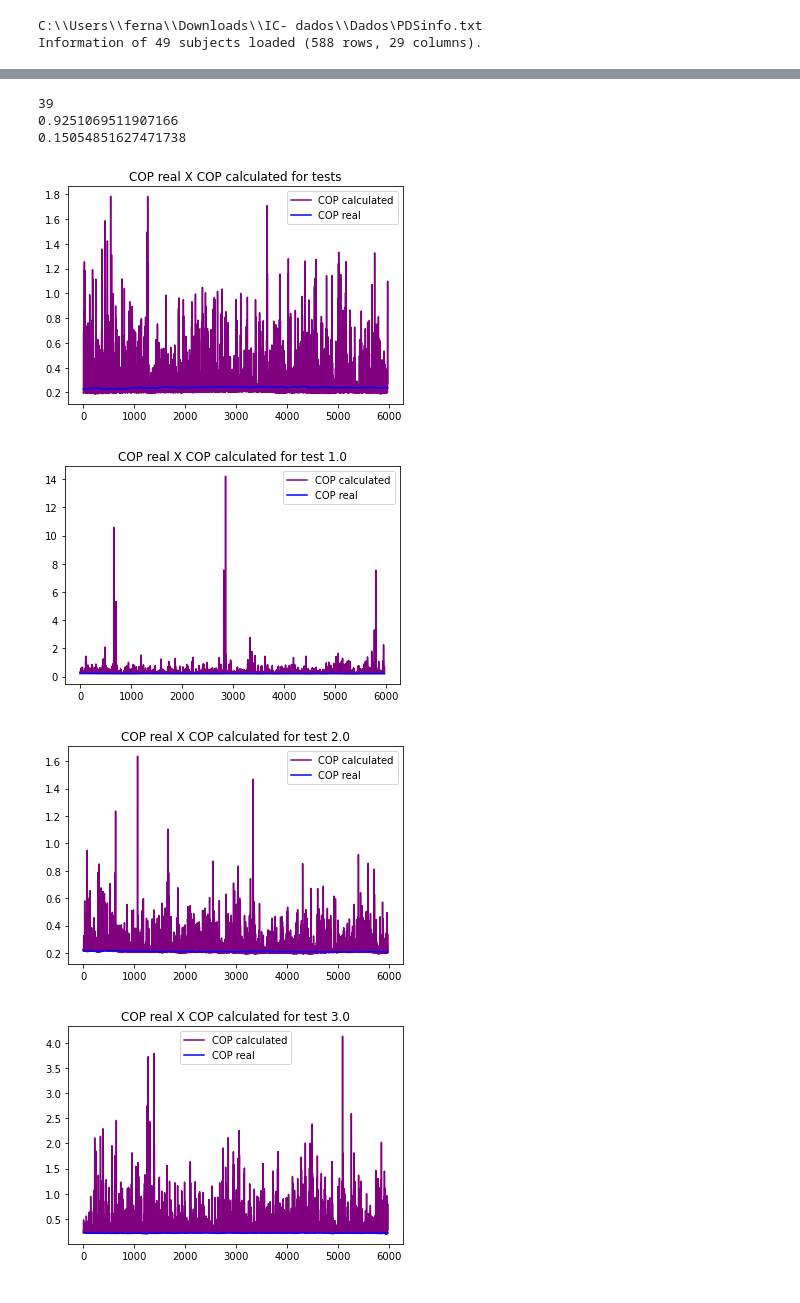
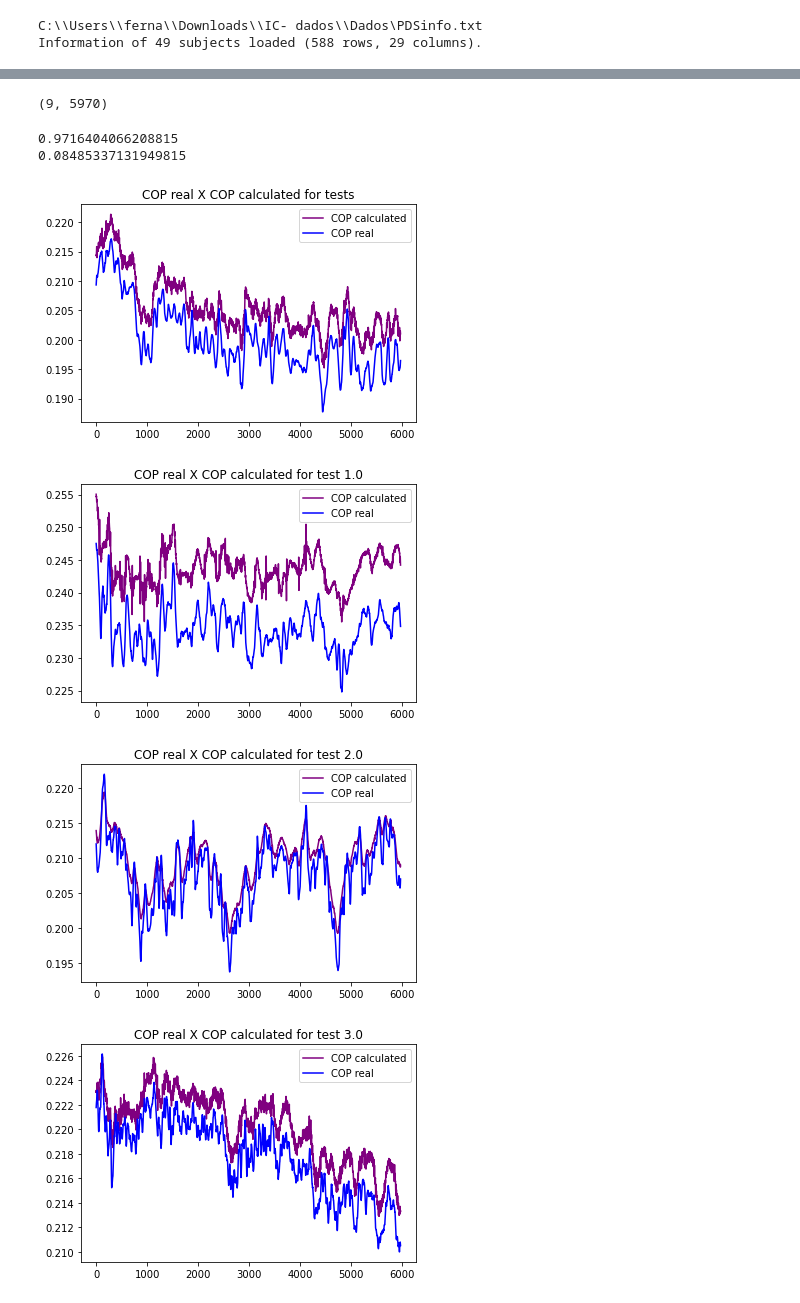
Before and after one commit to FernandaVanzini/COPandCOGestimar, a Jupyter notebook: Untitled6.ipynb, the cells around one changed output, grey strips where cells are left out. Cells and saved outputs as stored; diff of their text form; code cells hidden in the pictures.

Commit message:
TestandTrainruído

```diff
--- a/Untitled6.ipynb
+++ b/Untitled6.ipynb
@@ -246,9 +242,21 @@ for s in range (1,50):
     model=LinearRegression(fit_intercept=False)
     model.fit(x.T,y)
 # %%
-splitX=train_test_split(COGX,COPXreal,test_size=9)
+splitX=train_test_split(COGX,COPXreal,COGY,COPYreal,COGZ,COPZreal,test_size = 9)
 COGXtrain = splitX[0]
-COPXtrain = splitX[1]
-COGXtest = splitX[2]
+COGXtest = splitX[1]
+COPXtrain = splitX[2]
 COPXtest = splitX[3]
+COGYtrain = splitX[4]
+COGYtest = splitX[5]
+COPYtrain = splitX[6]
+COPYtest = splitX[7]
+COGZtrain = splitX[8]
+COGZtest = splitX[9]
+COPZtrain = splitX[10]
+COPZtest = splitX[11]
+
+print(COGXtest.shape)
+# %% [output]
+(9, 5970)
 # %%
@@ -260,9 +269,10 @@ COPYtest = splitY[3]
 # %%
-splitZ=train_test_split(COGZ,COPZreal,test_size=9)
-COGZtrain = splitZ[0]
-COPZtrain = splitZ[1]
-COGZtest = splitZ[2]
-COPZtest = splitZ[3]
+#splitZ=train_test_split(COGZ,COPZreal,test_size=9)
+#COGZtrain = splitZ[0]
+#COPZtrain = splitZ[1]
+#COGZtest = splitZ[2]
+#COPZtest = splitZ[3]
+#print(COGZtrain.shape)
 # %%
 from sklearn.model_selection import train_test_split
 alpha= []
@@ -297,7 +307,7 @@ for i in range(1,40):
 
 
     x= np.vstack((COPX[i,:],d2x[i,:]))
-    y= COPXtrain[0,:]
+    y= COPXtrain[i,:]
 
 
     model=LinearRegression(fit_intercept=False)
@@ -306,66 +316,65 @@ for i in range(1,40):
     alpha.append(model.coef_[0])
 
     beta.append(model.coef_[1])
-print(len(alpha))
+
 alfamedia=np.mean(alpha)
 betamedia=np.mean(beta)
 print(alfamedia)
 print(betamedia)
 # %% [output]
-39
-0.9251069511907166
-0.15054851627471738
+0.9716404066208815
+0.08485337131949815
 # %%
 from sklearn.model_selection import train_test_split
 import matplotlib.pyplot as plt
 COPXES = np.zeros((9, 60*fs-30))
-for i in range(0,9):
-    d = np.sqrt(COGXtest[i]**2+COGYtest[i]**2+COGZtest[i]**2)
-    angulox = np.arcsin(COGXtest[i]/d)
-    anguloz = np.arcsin(COGZtest[i]/d)
+for u in range(0,9):
+    d = np.sqrt(COGXtest[u]**2+COGYtest[u]**2+COGZtest[u]**2)
+    angulox = np.arcsin(COGXtest[u]/d)
+    anguloz = np.arcsin(COGZtest[u]/d)
     sinx=np.sin(angulox)
     sinz=np.sin(anguloz)
     cosx=np.cos(angulox)
     cosz=np.cos(anguloz)
     tanx=np.tan(angulox)
     tanz=np.tan(anguloz)
-    matrizangx[i,:] = angulox
-    matrizangz[i,:] = anguloz
+    matrizangx[u,:] = angulox
+    matrizangz[u,:] = anguloz
 
     Jb=(4/3)*(mass.values[s])*((d)**2)
     t=grf['Time']
     dt=t[1]-t[0]
 
-    d1x[i,:]=np.gradient(matrizangx[i,:],dt)
-    d1z[i,:]=np.gradient(matrizangz[i,:],dt)
+    d1x[u,:]=np.gradient(matrizangx[u,:],dt)
+    d1z[u,:]=np.gradient(matrizangz[u,:],dt)
 
 
 
-    d2x[i,:]=np.gradient(d1x[i,:],dt)
-    d2z[i,:]=np.gradient(d1z[i,:],dt)
+    d2x[u,:]=np.gradient(d1x[u,:],dt)
+    d2z[u,:]=np.gradient(d1z[u,:],dt)
 
 
-    COPX[i,:] = d*sinx + Jb/(mass.values[s]*9.8)*(sinx*d1x[i,:]**2-cosx*d2x[i,:])
+    COPX[u,:] = d*sinx + Jb/(mass.values[s]*9.8)*(sinx*d1x[u,:]**2-cosx*d2x[u,:])
 
 
-    COPXES[i,:] = alfamedia* COPX[i,:] + betamedia*(d2x[i,:]**2)
+    COPXES[u,:] = alfamedia* COPX[i,:] + betamedia*(d2x[i,:])
 
 
 plt.figure()
 plt.plot(COPXES[i,:],color='purple',label='COP calculated')
 plt.plot(COPXtest[i],color='blue', label='COP real')
 plt.title('COP real X COP calculated for tests')
 plt.legend()
 plt.show()
 for i in range(1,9):
     plt.figure()
     plt.plot(COPXES[i,:],color='purple',label='COP calculated')
     plt.plot(COPXtest[i],color='blue', label='COP real')
     plt.title('COP real X COP calculated for test {:.1f}'.format(i))
     plt.legend()
     plt.show()
 # %% [output]
-[figure, old version]
+[figure, new version]
-[figure, old version]
+[figure, new version]
-[figure, old version]
+[figure, new version]
-[figure, old version]
+[figure, new version]
```
Also changed, not shown: parts of 5 cells of this notebook, 2 other files.
